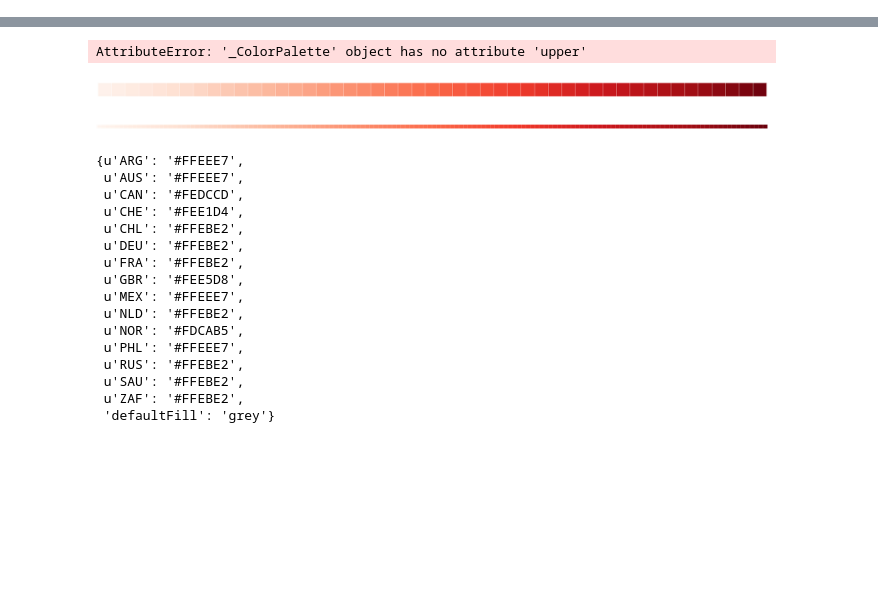
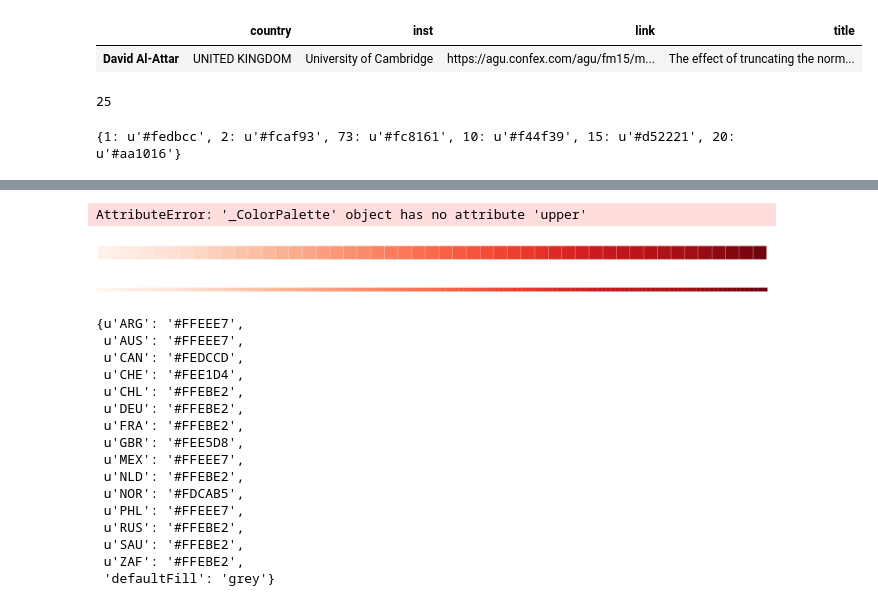
Before and after one commit to cthorey/geocolab, a Jupyter notebook: notebooks/test.ipynb, the cells around one changed output, grey strips where cells are left out. Cells and saved outputs as stored; diff of their text form; code cells hidden in the pictures; blank space fills up the shorter version.

```diff
--- a/notebooks/test.ipynb
+++ b/notebooks/test.ipynb
@@ -13,7 +27,21 @@ import matplotlib.pylab as plt
+# %%
+query= 'Normal modes mars inversion Monte-Carlo'
+collab = recom.get_collaborators(query,10)
+# %%
+collab[collab.country == recom.iso3_to_country('GBR')]
+# %% [output]
+|  | country | inst | link | title |
+| David Al-Attar | UNITED KINGDOM | University of Cambridge | https://agu.confex.com/agu/fm15/m... | The effect of truncating the norm... |
 # %%
 from geocolab.Data_Utils import *
 path_model = '../data/model_abstract'
 recom = RecomendationSystem(path_model)
+# %%
+recom.n_base_recom
+# %% [output]
+25
 # %%
-query = 'Dynamics of magmatic intrusions'
+query = 'Dynamics of lunar magmatic intrusions'
 data, colors = recom.get_map_specification(query)
+# %% [output]
+{1: u'#fedbcc', 2: u'#fcaf93', 73: u'#fc8161', 10: u'#f44f39', 15: u'#d52221', 20: u'#aa1016'}
```
Also changed, not shown: parts of 17 cells of this notebook, 7 other files.
